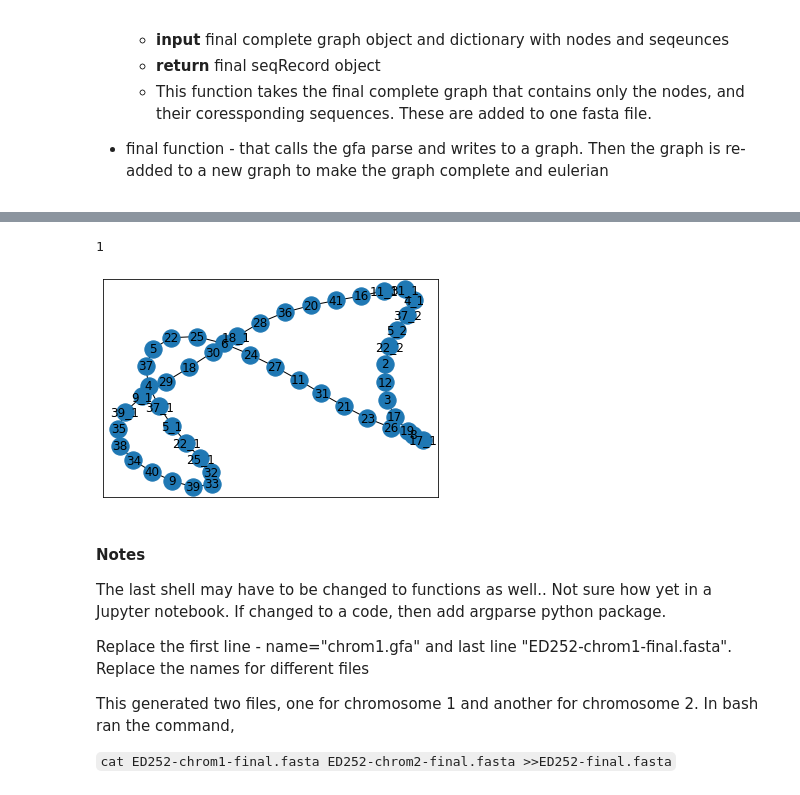
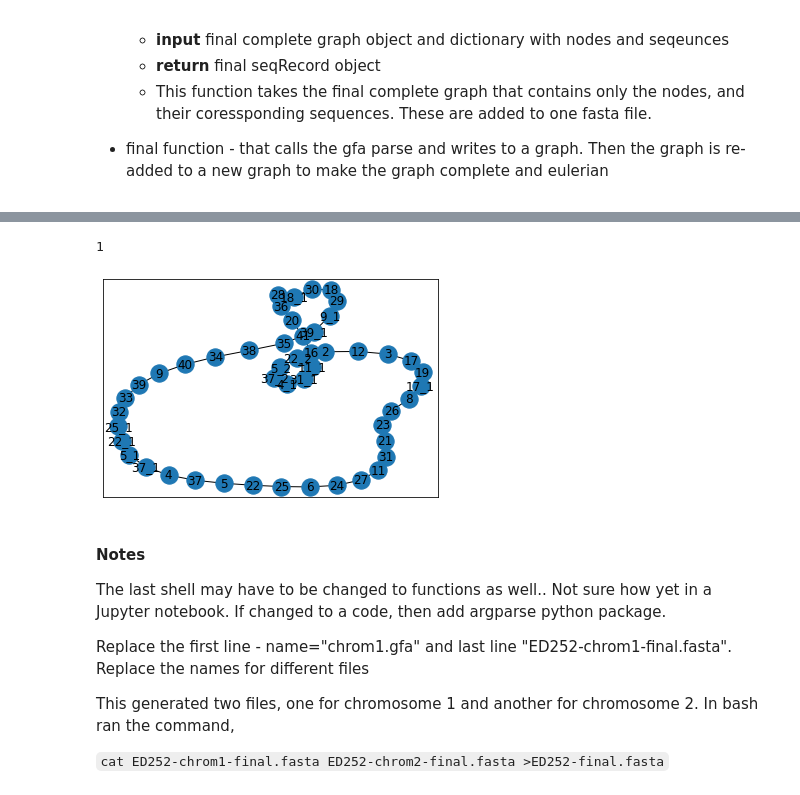
Before and after one commit to npbhavya/bacterial-genome-assembly, a Jupyter notebook: DFS_fully_working.ipynb, the cells around one changed output, grey strips where cells are left out. Cells and saved outputs as stored; diff of their text form; code cells hidden in the pictures.

Commit message:
updates on repeats and rrn sequenes

```diff
--- a/DFS_fully_working.ipynb
+++ b/DFS_fully_working.ipynb
@@ -281,7 +310,8 @@ import matplotlib.pyplot as plt
 import networkx as nx
 
 #calling the gfa parser first to retrieve the data from gfa
-input_name="test.gfa"
+input_name="chrom1.gfa"
+repeat_dict={"12":40}
 
 x=gfa_parser(input_name)
 edges=x.gfa_parser(input_name)[0]
@@ -446,35 +476,35 @@ path=path_to_first_node(last_node, n, G)
 left_path=path[0]
 right_path=path[1]
 #print ("left", left_path, len(left_path))
 #print ("right", right_path, len(right_path))
 if (len(left_path)==len(right_path)):
     for f in range(len(left_path)):
         if (f==0):
             new_graph=check_before_adding(last_node, left_path[f], new_graph)
         else:
             new_graph=check_before_adding(left_path[f-1], left_path[f], new_graph)
 elif (len(left_path)<len(right_path)):
     for f in range(len(left_path)):
         if (f==0):
             new_graph=check_before_adding(last_node, left_path[f], new_graph)
         else:
             new_graph=check_before_adding(left_path[f-1], left_path[f], new_graph)
 elif (len(left_path)>len(right_path)):
     for f in range(len(right_path)):
         if (f==0):
             new_graph=check_before_adding(last_node, right_path[f], new_graph)
         else:
             new_graph=check_before_adding(right_path[f-1], right_path[f], new_graph)
 
 #print (new_graph.edges)
 nx.draw_networkx(new_graph)
 
 # writing the graph to fasta file
 final=graph_to_fasta(new_graph, input_name, sequences)
-SeqIO.write(final, "ED252-test-final.fasta", "fasta")
+SeqIO.write(final, "ED252-chrom1-final.fasta", "fasta")
 # %% [output]
 1
-[figure, old version]
+[figure, new version]
 # %% [markdown]
 #### Notes
 
@@ -484,4 +514,4 @@ Replace the first line - name="chrom1.gfa" and last line "ED252-chrom1-final.fas
 
 This generated two files, one for chromosome 1 and another for chromosome 2. In bash ran the command,
 
-`cat ED252-chrom1-final.fasta ED252-chrom2-final.fasta >>ED252-final.fasta`
+`cat ED252-chrom1-final.fasta ED252-chrom2-final.fasta >ED252-final.fasta`
```
Also changed, not shown: parts of 4 cells of this notebook.
